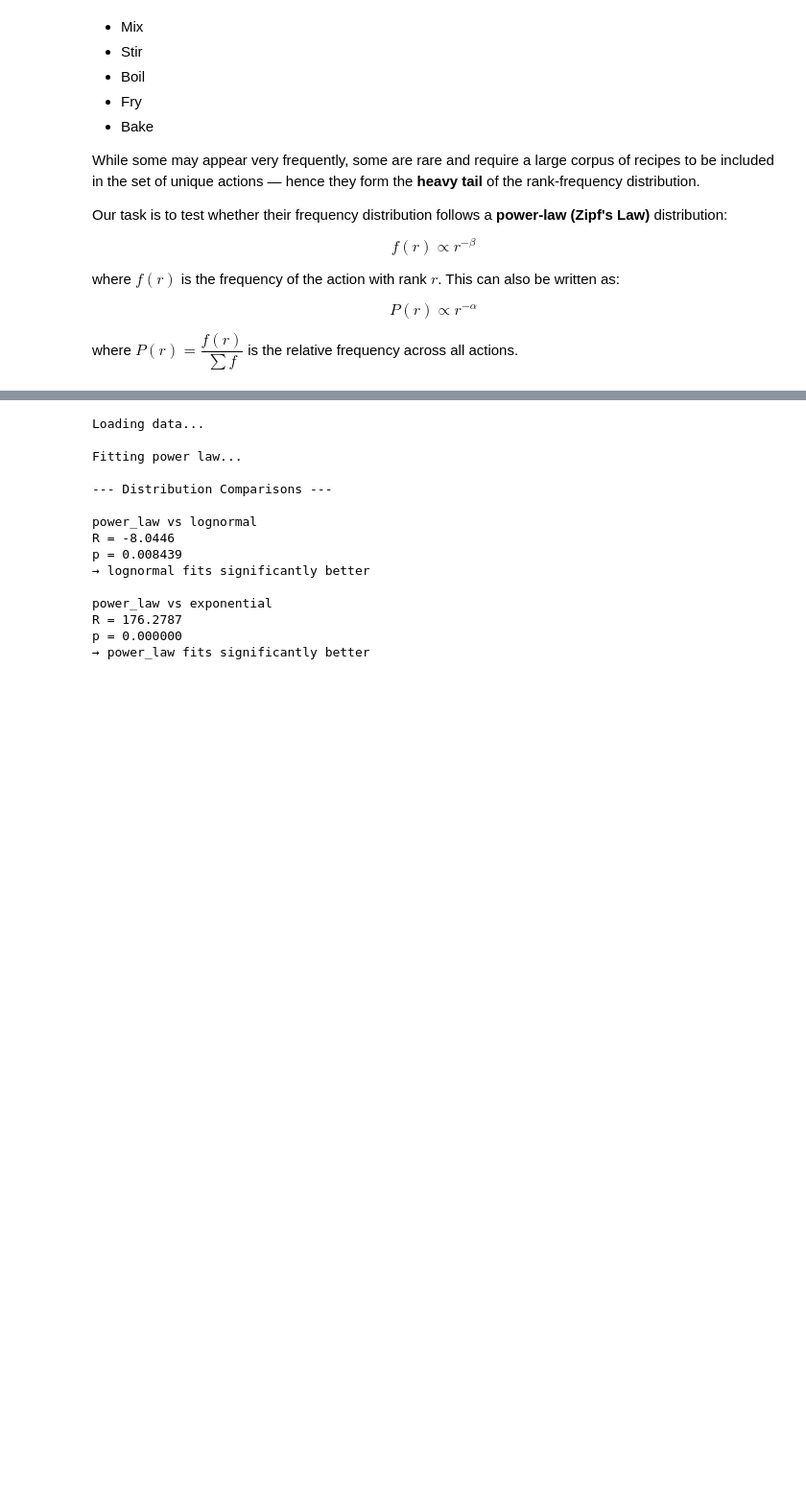
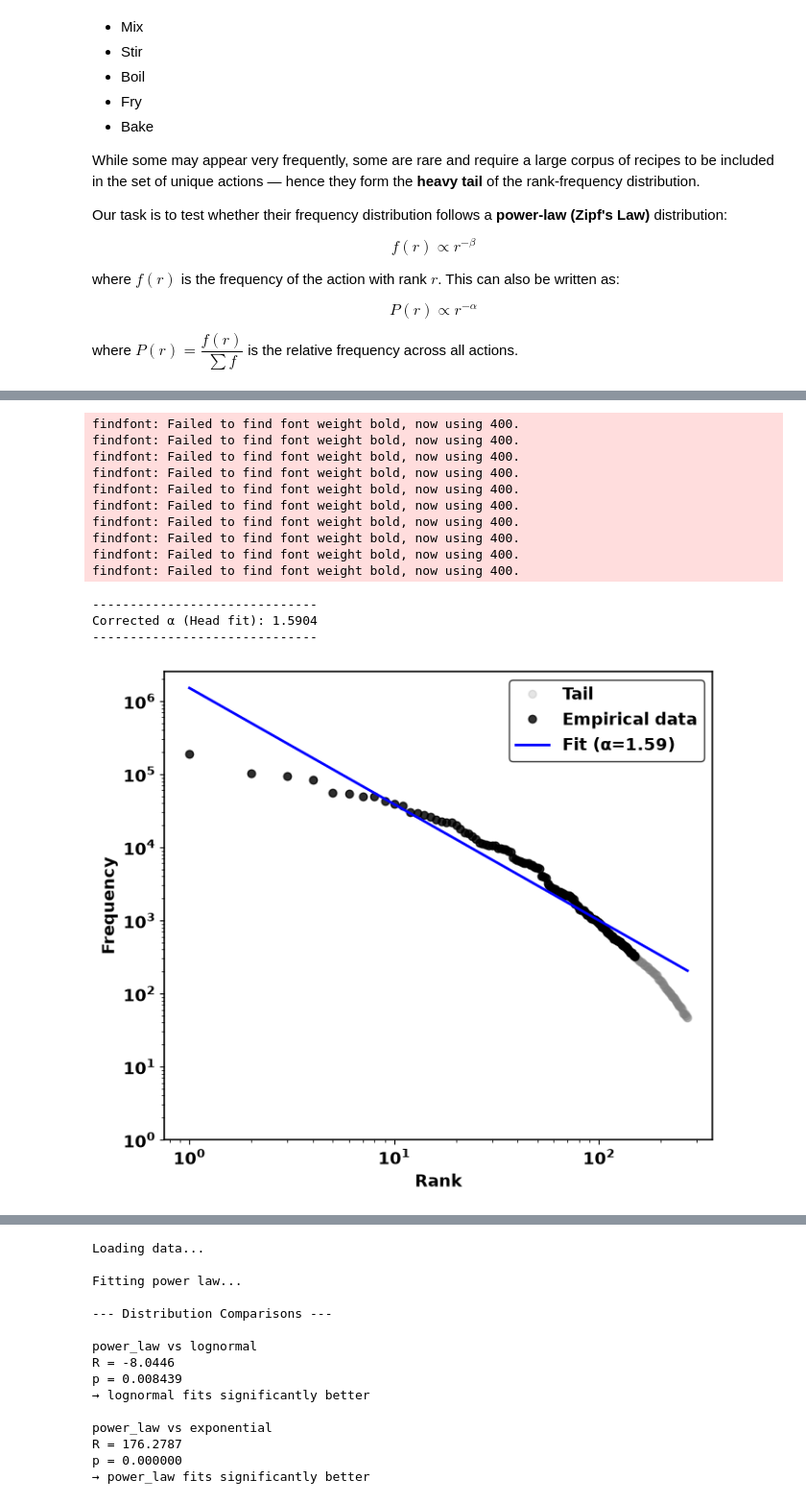
Before and after one commit to harsh23229/Universal-statistical-laws-governing-culinary-design, a Jupyter notebook: Cooking_Techniques_analysis_updated.ipynb, the cells around one changed output, grey strips where cells are left out. Shown at 96% size. Cells and saved outputs as stored; diff of their text form; code cells hidden in the pictures; blank space fills up the shorter version.

```diff
--- a/Cooking_Techniques_analysis_updated.ipynb
+++ b/Cooking_Techniques_analysis_updated.ipynb
@@ -301,0 +392,76 @@ where $P(r) = \dfrac{f(r)}{\sum f}$ is the relative frequency across all actions
+# %%
+
+# =============================================================================
+# CELL 2 — Zipf head/tail best fit
+# =============================================================================
+
+import pandas as pd
+import matplotlib.pyplot as plt
+import numpy as np
+
+plt.rcParams["font.family"] = "sans-serif"
+plt.rcParams["font.sans-serif"] = ["Arial", "DejaVu Sans"]
+plt.rcParams["font.weight"] = "bold"
+plt.rcParams["font.size"] = 13
+
+def format_axes(ax):
+    ax.grid(False)
+    for spine in ax.spines.values():
+        spine.set_visible(True)
+        spine.set_edgecolor("black")
+        spine.set_linewidth(1.2)
+    legend = ax.legend(frameon=True)
+    if legend:
+        legend.get_frame().set_edgecolor("black")
+
+df_actions_raw = pd.read_excel("Datasets/RecipeID_CookingAction_List.xlsx")
+df_actions_raw = df_actions_raw.dropna(subset=['Processes'])
+df_actions_raw['Processes'] = df_actions_raw['Processes'].astype(str).str.split(r'\|\|')
+df_actions = df_actions_raw.explode('Processes').reset_index(drop=True)
+df_actions['Processes'] = df_actions['Processes'].str.strip()
+df_actions = df_actions.rename(columns={'Recipe_id': 'recipe_no', 'Processes': 'action_id'})
+
+action_counts = df_actions['action_id'].value_counts()
+frequencies   = action_counts.values
+ranks         = np.arange(1, len(frequencies) + 1)
+
+# Vocabulary is ~270 actions; fit the head (top 150 ranks)
+cutoff_rank = 150
+ranks_fit   = ranks[:cutoff_rank]
+freqs_fit   = frequencies[:cutoff_rank]
+slope, intercept = np.polyfit(np.log(ranks_fit), np.log(freqs_fit), 1)
+alpha = -slope
+print("-" * 30)
+print(f"Corrected α (Head fit): {alpha:.4f}")
+print("-" * 30)
+
+fig, ax = plt.subplots(figsize=(7, 6))
+ax.loglog(ranks, frequencies, marker='o', linestyle='none', alpha=0.2, color='gray', label='Tail')
+ax.loglog(ranks_fit, freqs_fit, marker='o', linestyle='none', alpha=0.8, color='black', markersize=6, label='Empirical data')
+fit_x = np.linspace(1, len(ranks), 200)
+ax.plot(fit_x, np.exp(intercept) * (fit_x ** -alpha), color='blue', linestyle='-', linewidth=2, label=f'Fit (α={alpha:.2f})')
+ax.set_xlabel("Rank", fontweight="bold")
+ax.set_ylabel("Frequency", fontweight="bold")
+ax.set_xscale("log")
+ax.set_yscale("log")
+ax.set_ylim(bottom=1)
+format_axes(ax)
+plt.tight_layout()
+plt.savefig("zipf_action_head_tail_best_fit.png", dpi=300)
+plt.savefig("zipf_action_head_tail_best_fit.tif", dpi=300)
+plt.show()
+# %% [output]
+findfont: Failed to find font weight bold, now using 400.
+findfont: Failed to find font weight bold, now using 400.
+findfont: Failed to find font weight bold, now using 400.
+findfont: Failed to find font weight bold, now using 400.
+findfont: Failed to find font weight bold, now using 400.
+findfont: Failed to find font weight bold, now using 400.
+findfont: Failed to find font weight bold, now using 400.
+findfont: Failed to find font weight bold, now using 400.
+findfont: Failed to find font weight bold, now using 400.
+findfont: Failed to find font weight bold, now using 400.
+------------------------------
+Corrected α (Head fit): 1.5904
+------------------------------
+[figure, added]
```
Also changed, not shown: parts of 3 cells of this notebook, 4 other files.
